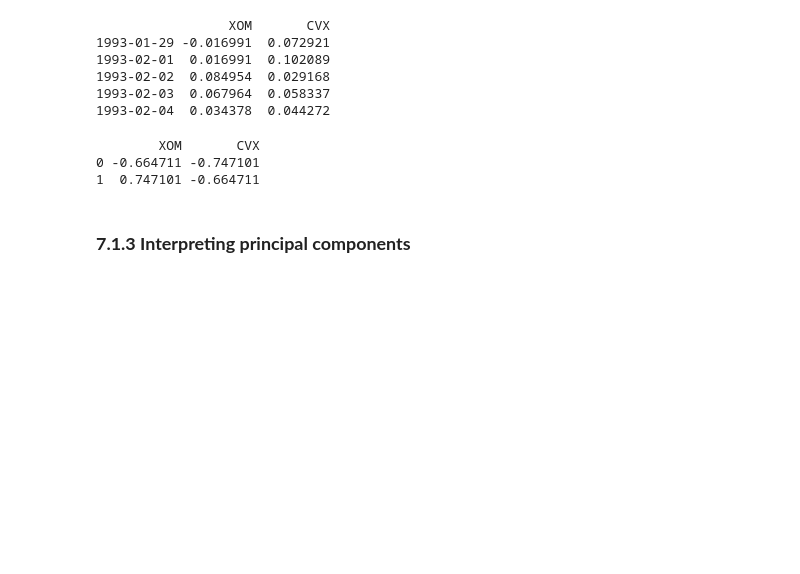
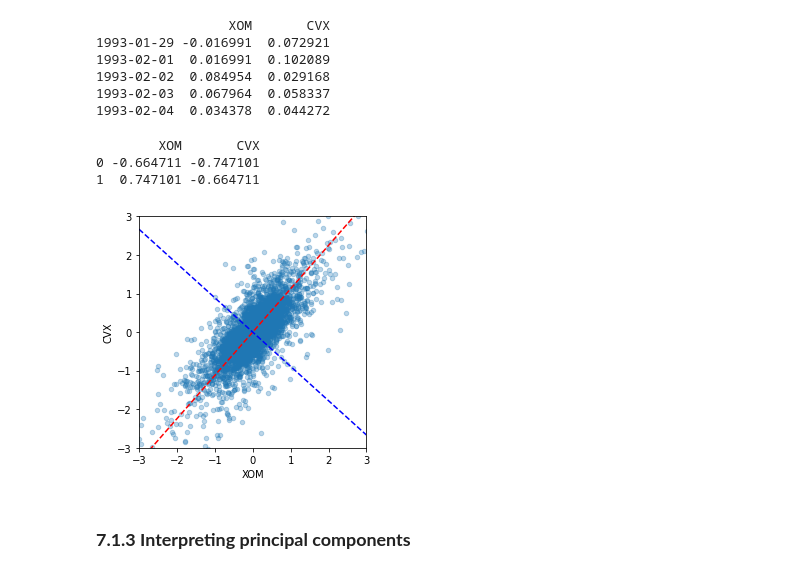
Before and after one commit to young-hwanlee/my-practical-statistics-for-data-scientists, a Jupyter notebook: Chapter_7_Unsupervised_Learning.ipynb, the cells around one changed output. Saved outputs shown, nothing was run; the diff lists cells and outputs as text; code cells hidden in the pictures; blank space fills up the shorter version.

```diff
--- a/Chapter_7_Unsupervised_Learning.ipynb
+++ b/Chapter_7_Unsupervised_Learning.ipynb
@@ -101,18 +106,20 @@ print(loadings)
 # %%
-def abline(slope, intercept, ax):
-    """Calculate coordinates of a line based on slope and intercept"""
-    x_vals = np.array(ax.get_xlim())
-    return (x_vals, intercept + slope * x_vals)
-
 ax = oil_px.plot.scatter(x='XOM', y='CVX', alpha=0.3, figsize=(4, 4))
 ax.set_xlim(-3, 3)
 ax.set_ylim(-3, 3)
+
+# ax.plot(*abline(loadings.loc[0, 'CVX'] / loadings.loc[0, 'XOM'], 0, ax),
+#         '--', color='C1')
+# ax.plot(*abline(loadings.loc[1, 'CVX'] / loadings.loc[1, 'XOM'], 0, ax),
+#         '--', color='C1)
 ax.plot(*abline(loadings.loc[0, 'CVX'] / loadings.loc[0, 'XOM'], 0, ax),
-        '--', color='C1')
+        '--', color='r')
 ax.plot(*abline(loadings.loc[1, 'CVX'] / loadings.loc[1, 'XOM'], 0, ax),
-        '--', color='C1')
+        '--', color='b')
 
 plt.tight_layout()
 plt.show()
+# %% [output]
+[figure, added]
 # %% [markdown]
 ### **7.1.3 Interpreting principal components**
```
Also changed, not shown: parts of 5 cells of this notebook.
